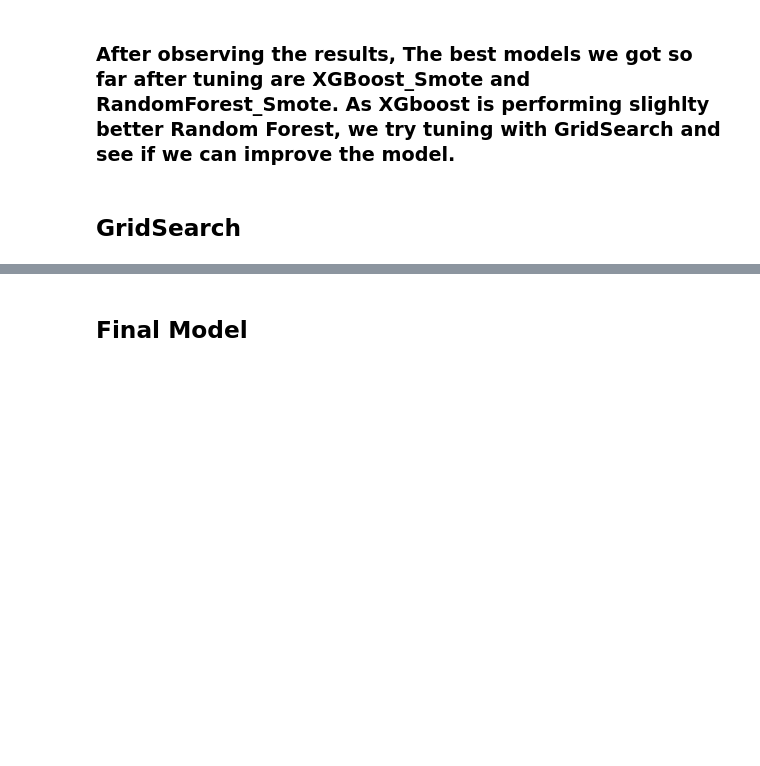
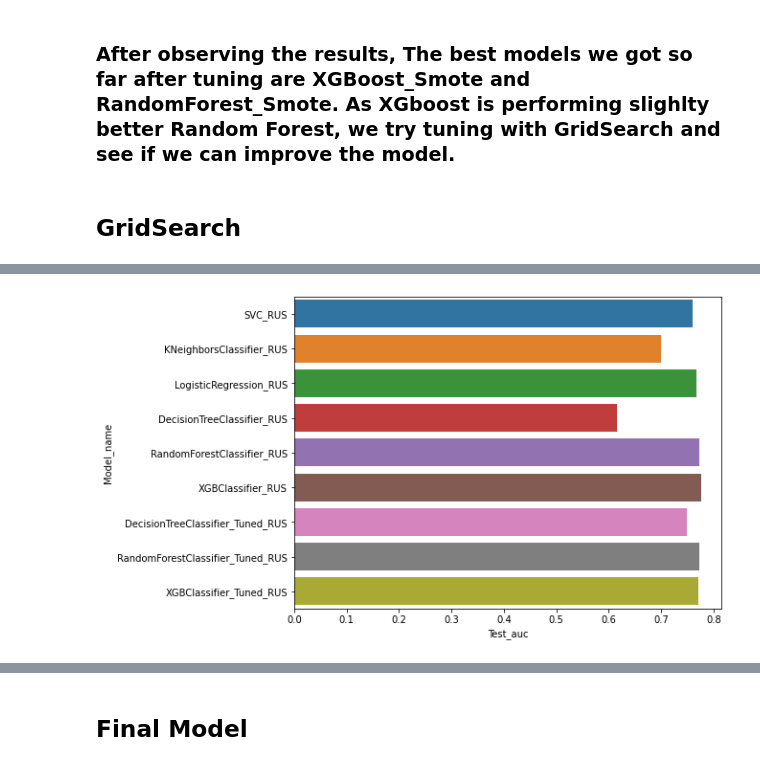
Before and after one commit to Dany511/Email-Campaign-Effectiveness-Prediction, a Jupyter notebook: Email_Campaign_Capstone.ipynb, the cells around one changed output, grey strips where cells are left out. Drawn from its saved outputs; the diff is of its cells as text; code cells hidden in the pictures; blank space fills up the shorter version.

```diff
--- a/Email_Campaign_Capstone.ipynb
+++ b/Email_Campaign_Capstone.ipynb
@@ -1491,0 +1526,7 @@ metrics_df_smt=metrics_df[9:] #Extracting the rows from metrics_df dataframe cor
+# %%
+#Comparing the Test_auc score of all the models which are trained on RUS data
+plt.figure(figsize=(8,6))
+sns.barplot(y=metrics_df_rus["Model_name"], x = metrics_df_rus['Test_auc'],hue_order=metrics_df_rus['Test_auc'])
+plt.show()
+# %% [output]
+[figure, added]
```
Also changed, not shown: parts of 38 cells of this notebook.
